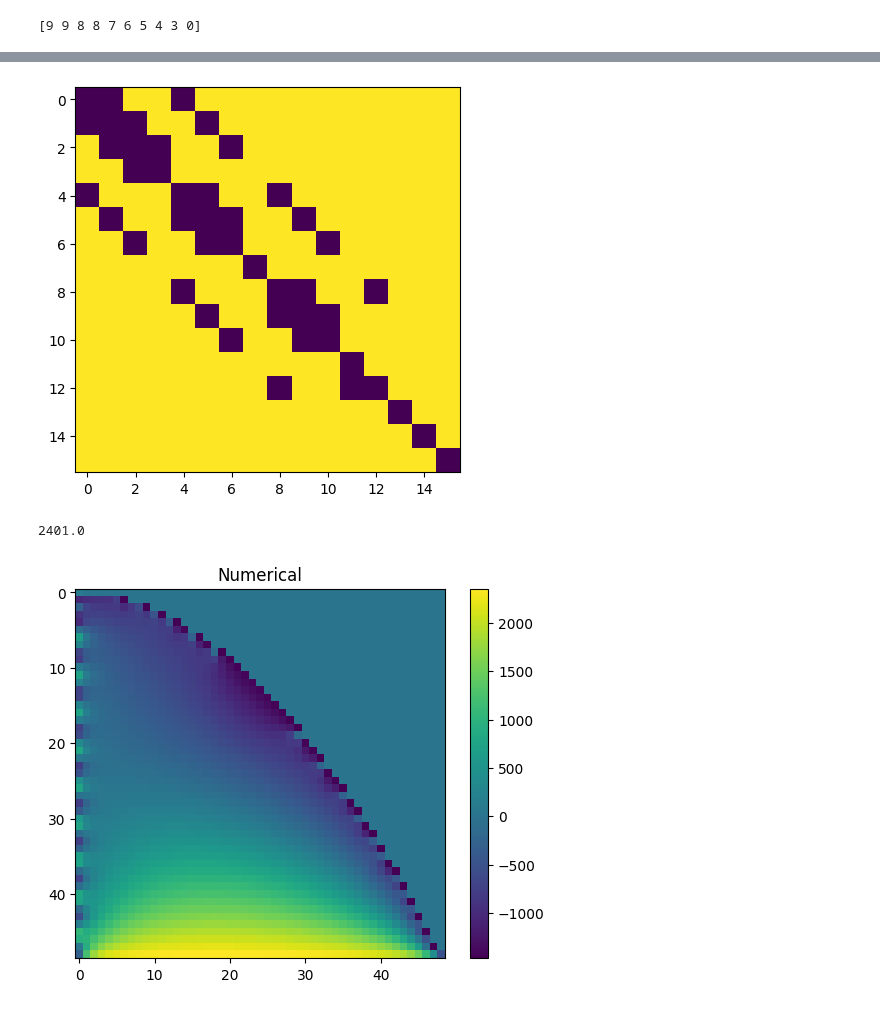
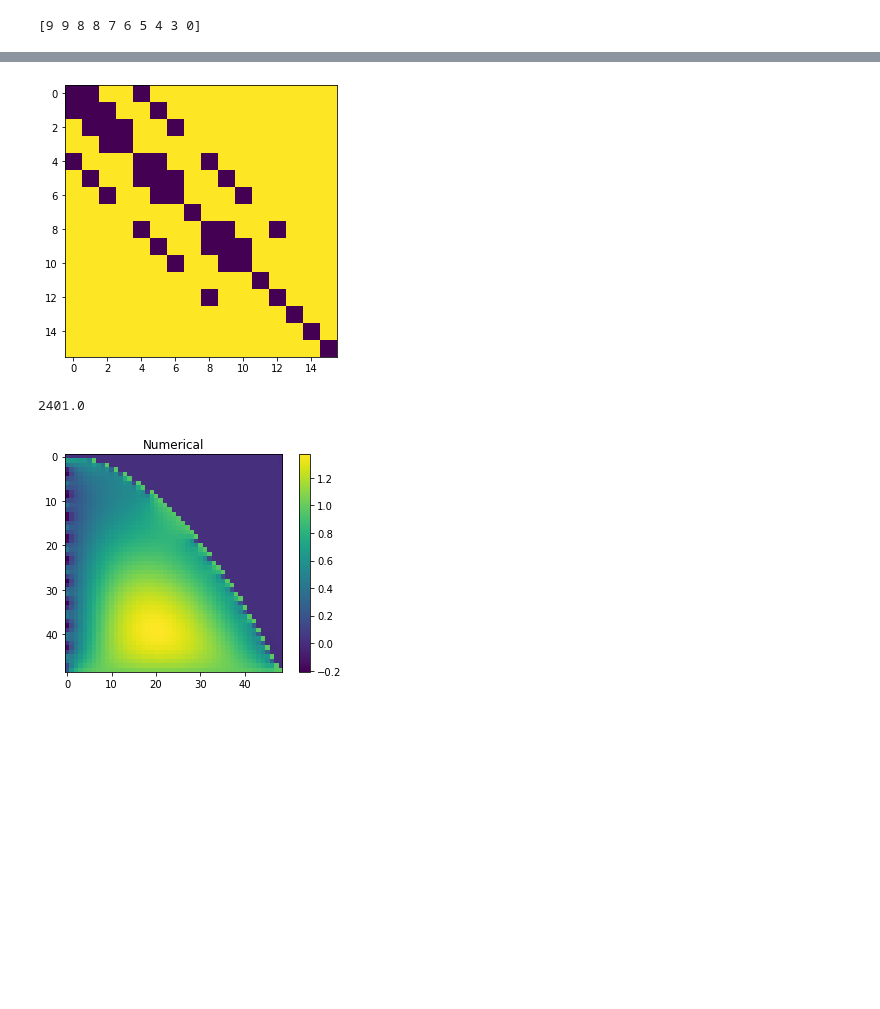
Before and after one commit to aledha/TMA4212-NumDiffDiff, a Jupyter notebook: Project 1/OleScribbles.ipynb, the cells around one changed output, grey strips where cells are left out. Saved outputs shown, nothing was run; the diff lists cells and outputs as text; code cells hidden in the pictures; blank space fills up the shorter version.

```diff
--- a/Project 1/OleScribbles.ipynb
+++ b/Project 1/OleScribbles.ipynb
@@ -48,8 +48,8 @@ def normal_dirichlet(boundaries, alpha = 1, beta = 1):
     l, t, r, b = boundaries
     M = l.shape[0] - 1         # l is M+1
     G = np.zeros((M-1, M-1))
-    G[0, 1:] += beta * b[2:M]
-    G[-1, :-1] += beta * t[2: M]
+    G[0, :] += beta * b[1:M]
+    G[-1, :] += beta * t[1: M]
     G[:, 0] += alpha * l[1:M]
     G[:, -1] += alpha * r[1:M]
     """plt.imshow(G)
@@ -138,11 +138,11 @@ ah:3
 # %%
-def equation_fixer(A, g2, domain_vec, M, b_functioin):
+def equation_fixer(A, g2, domain_vec, M, b_function):
     h = 1/M
     if np.size(A) != len(domain_vec)**4:
         print("np.size(A) != len(domain_vec)**4")
     if np.size(A) != len(g2)**2:
         print("np.size(A) != len(g2)**2")
-    for i in range(len(domain_vec)**2):
+    for i in range(len(domain_vec)**2-1):
         if A[i,i] != 1:
             if A[i,i+1] == 0 or A[i, i+len(domain_vec)] == 0:
                 x_p = (i%len(domain_vec)+1)*h
@@ -150,13 +150,13 @@ def equation_fixer(A, g2, domain_vec, M, b_functioin):
                 eta = 1 - x_p**2 - y_p
                 xsi = np.sqrt(1-y_p) - x_p
 
-                A[i,i] = -(-2/(xsi*h**2) - 2/(eta*h**2))
-                A[i,i-1] =  2 / ((1+xsi)*(h**2))
-                A[i, i+1] *= ( 2 / (xsi*(1+xsi)*(h**2)) )
+                A[i,i] = -(-2/xsi - 2/eta)
+                A[i,i-1] *=  2 / ((1+xsi))
+                A[i, i+1] *= ( 2 / (xsi*(1+xsi)) )
                 if i > len(domain_vec):
-                    A[i, i-len(domain_vec)] =  2 / ((h**2)*(1+eta))
+                    A[i, i-len(domain_vec)] =  2 / ((1+eta))
                 if i < len(domain_vec)**2 - len(domain_vec):
-                    A[i, i+len(domain_vec)] *=  ( 2 / (eta*(h**2)*(1+eta)) )
+                    A[i, i+len(domain_vec)] *=  ( 2 / (eta*(1+eta)) )
                 """
                 A[i,i] = 5
 
@@ -167,12 +167,20 @@ def equation_fixer(A, g2, domain_vec, M, b_functioin):
                 if i < len(domain_vec)**2 - len(domain_vec):
                     A[i, i+len(domain_vec)] = A[i, i+len(domain_vec)]*5
                 """
+
+                """
                 if A[i+1,i+1] == 1:
-                    g2[i] += ( 2 / (xsi*(1+xsi)*(h**2)) ) * b_functioin(x_p + xsi, y_p)
+                    g2[i] += ( 2 / (xsi*(1+xsi)*(h**2)) ) * b_function(x_p + xsi, y_p)
                 if i < len(domain_vec)**2 - len(domain_vec):
                     if A[i+len(domain_vec),i+len(domain_vec)] == 1:
-                        g2[i] += ( 2 / (eta*(h**2)*(1+eta)) ) * b_functioin(x_p, y_p + eta)
+                        g2[i] += ( 2 / (eta*(h**2)*(1+eta)) ) * b_function(x_p, y_p + eta)
+                """
 
+                if A[i,i+1] == 0:
+                    g2[i] += ( 2 / (xsi*(1+xsi)) ) * b_function(x_p + xsi, y_p)
+                if i < len(domain_vec)**2 - len(domain_vec):
+                    if A[i, i+len(domain_vec)] == 0:
+                        g2[i] += ( 2 / (eta*(1+eta)) ) * b_function(x_p, y_p + eta)
 
     return A, g2
 
@@ -201,7 +209,7 @@ for i in range(int(np.sqrt(np.size(A)))):
 plt.imshow(A)
 plt.show()
 # %% [output]
-[figure, old version]
+[figure, new version]
 # %%
 for i in range(int(np.sqrt(np.size(A)))):
     for j in range(int(np.sqrt(np.size(A)))):
@@ -219,36 +227,67 @@ def f_fixer(function_vec, domain_vec):
 # %%
 M = 50
 h = 1/M
 a = 1
 
+#left = np.ones(M+1)
 left = np.arange(M+1)
 left = np.sin(left*5)
 top = np.zeros(M+1)
 right = np.zeros(M+1)
 bottom = np.ones(M+1)
-g2 = normal_dirichlet([left, top, right, bottom], a/h**2, 1/h**2)
+g2 = normal_dirichlet([left, top, right, bottom], a, 1)
 
-def bndry_func(x,y):
-    return 1500
+def hyper_bndry_func(x,y):
+    return -1
 
 C = ndiag([1,-4,1], [-1,0,1], (M-1))
 B = 1 * np.eye(M-1)
 
+
+
+
+def u_exact(x, y):
+    return np.sin(np.pi * x) * np.cos(np.pi * y)
+
+"""
+def f(x, y):
+    return np.pi**2 * ((a+1+r**2) * np.sin(np.pi * x) * np.cos(np.pi * y) + 2*r * np.cos(np.pi * x) * np.sin(np.pi * y))
+"""
+
+def f(x, y):
+    return np.pi**2 * ((a+2) * np.sin(np.pi * x) * np.cos(np.pi * y) + 2 * np.cos(np.pi * x) * np.sin(np.pi * y))
+
+
+x = np.linspace(0, 1, M+1)
+y = np.linspace(0, 1, M+1)
+xx, yy = np.meshgrid(x, y)
+fmat = f(xx, yy)[1:-1, 1:-1]
+fvec = fmat.flatten()
+U_exact = u_exact(xx, yy)
+b = U_exact[0, :]
+t = U_exact[-1, :]
+l = U_exact[:, 0]
+r = U_exact[:, -1]
+boundaries = [l,t,r,b]
+
+
+
+
 omega = domain(M-1)
 
-funtion = f_fixer(50000*np.ones((M-1)**2), omega)
+#hyper_funtion = hyper_f_fixer(np.ones((M-1)**2), omega)
 
 A = triblock_mod(C, B, M, omega)
 
-A, g2 = equation_fixer(A, g2, omega, M, bndry_func)
+A, g2 = equation_fixer(A, g2, omega, M, hyper_bndry_func)
 
-U_vec = np.linalg.solve(A, -g2 - funtion)
+U_vec = np.linalg.solve(A, -g2 - fvec*h**2)
 U = U_vec.reshape((M-1, M-1))[::-1]
 
 plt.title('Numerical')
 plt.imshow(U)
 plt.colorbar()
 plt.show()
 # %% [output]
 2401.0
-[figure, old version]
+[figure, new version]
```
Also changed, not shown: parts of 6 cells of this notebook.
